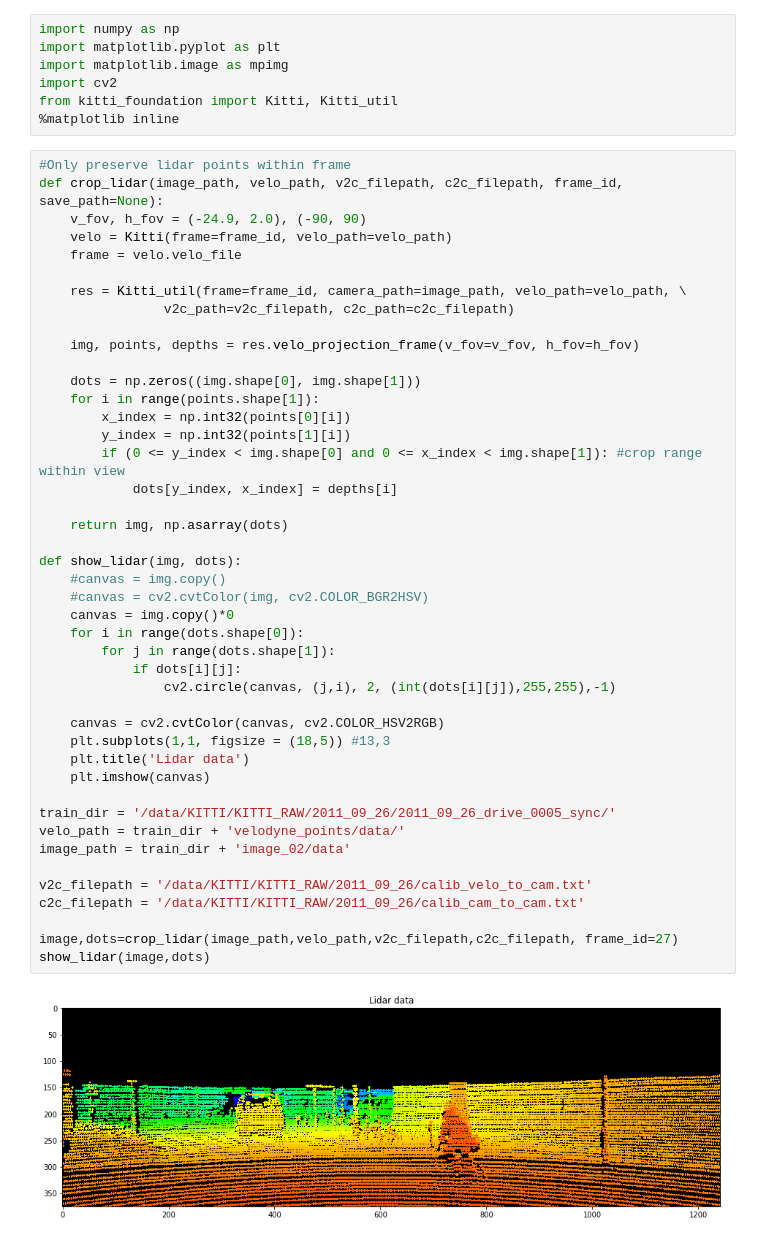
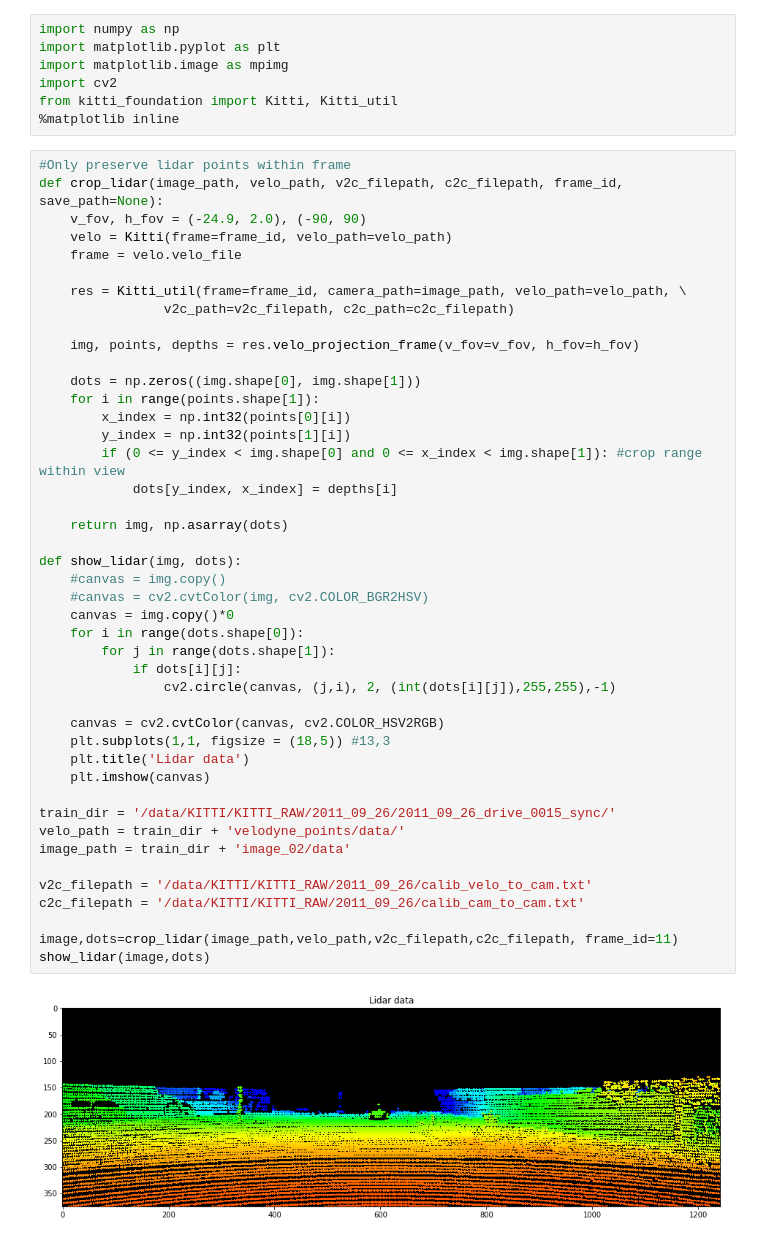
Before and after one commit to wildcat5566/mergedepth, a Jupyter notebook: lidar_gt_loss_demo.ipynb, the cells around one changed output. Saved outputs shown, nothing was run; the diff lists cells and outputs as text.

```diff
--- a/lidar_gt_loss_demo.ipynb
+++ b/lidar_gt_loss_demo.ipynb
@@ -21,34 +21,34 @@ def crop_lidar(image_path, velo_path, v2c_filepath, c2c_filepath, frame_id, save
     for i in range(points.shape[1]):
         x_index = np.int32(points[0][i])
         y_index = np.int32(points[1][i])
         if (0 <= y_index < img.shape[0] and 0 <= x_index < img.shape[1]): #crop range within view
             dots[y_index, x_index] = depths[i]
 
     return img, np.asarray(dots)
 
 def show_lidar(img, dots):
     #canvas = img.copy()
     #canvas = cv2.cvtColor(img, cv2.COLOR_BGR2HSV)
     canvas = img.copy()*0
     for i in range(dots.shape[0]):
         for j in range(dots.shape[1]):
             if dots[i][j]:
                 cv2.circle(canvas, (j,i), 2, (int(dots[i][j]),255,255),-1)
 
     canvas = cv2.cvtColor(canvas, cv2.COLOR_HSV2RGB)
     plt.subplots(1,1, figsize = (18,5)) #13,3
     plt.title('Lidar data')
     plt.imshow(canvas)
 
-train_dir = '/data/KITTI/KITTI_RAW/2011_09_26/2011_09_26_drive_0005_sync/'
+train_dir = '/data/KITTI/KITTI_RAW/2011_09_26/2011_09_26_drive_0015_sync/'
 velo_path = train_dir + 'velodyne_points/data/'
 image_path = train_dir + 'image_02/data'
 
 v2c_filepath = '/data/KITTI/KITTI_RAW/2011_09_26/calib_velo_to_cam.txt'
 c2c_filepath = '/data/KITTI/KITTI_RAW/2011_09_26/calib_cam_to_cam.txt'
 
-image,dots=crop_lidar(image_path,velo_path,v2c_filepath,c2c_filepath, frame_id=27)
+image,dots=crop_lidar(image_path,velo_path,v2c_filepath,c2c_filepath, frame_id=11)
 show_lidar(image,dots)
 # %% [output]
-[figure, old version]
+[figure, new version]
 # %%
```
Also changed, not shown: parts of 2 cells of this notebook, 2 other files.
